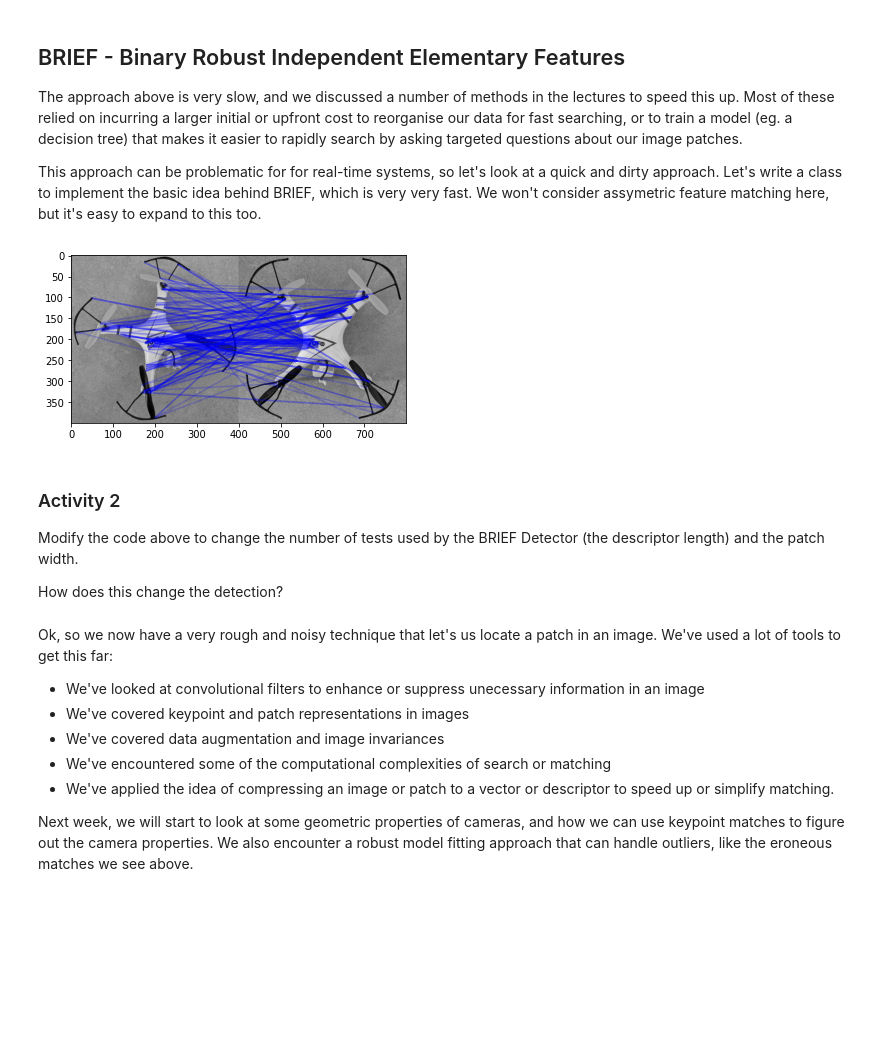
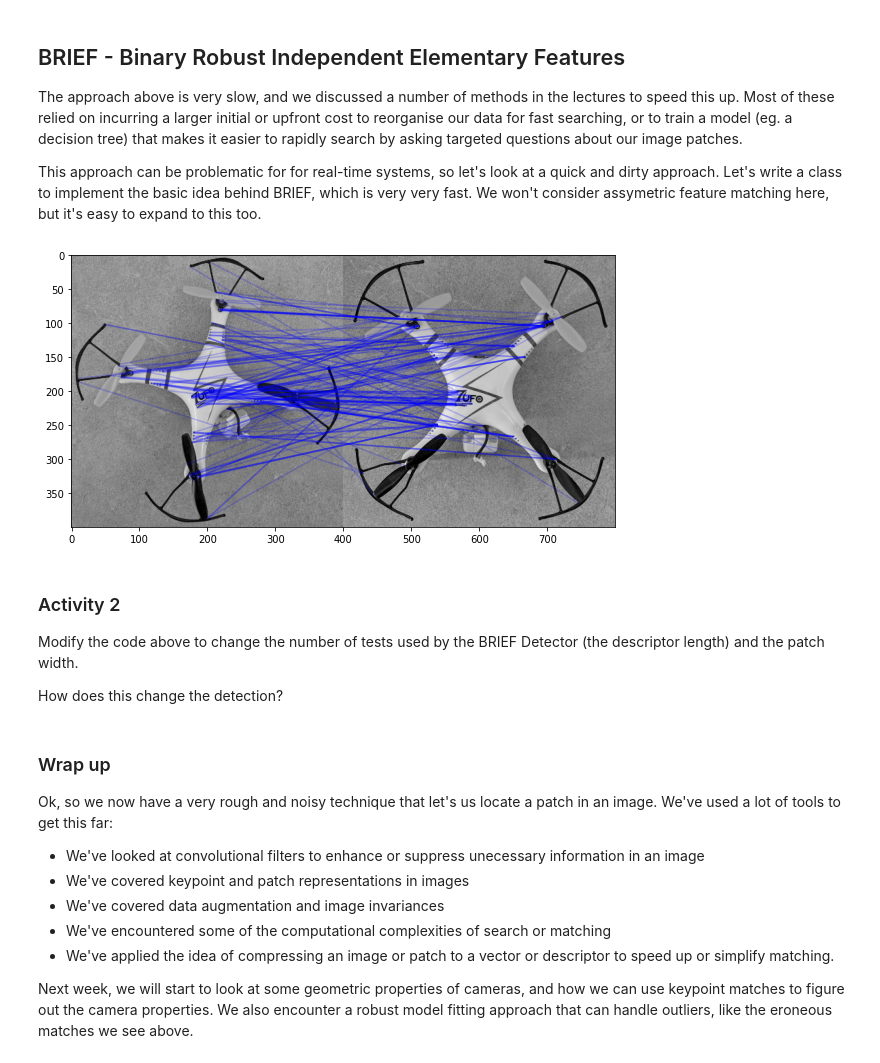
Before and after one commit to mgb45/ECE4076, a Jupyter notebook: Week 3 - Invariances and Trees.ipynb, the cells around one changed output. Cells and saved outputs as stored; diff of their text form; code cells hidden in the pictures; blank space fills up the shorter version.

```diff
--- a/Week 3 - Invariances and Trees.ipynb
+++ b/Week 3 - Invariances and Trees.ipynb
@@ -208,7 +210,7 @@ The approach above is very slow, and we discussed a number of methods in the lec
 
 This approach can be problematic for for real-time systems, so let's look at a quick and dirty approach. Let's write a class to implement the basic idea behind BRIEF, which is very very fast. We won't consider assymetric feature matching here, but it's easy to expand to this too.
 # %%
-class BriefDetector:
+class BriefDescriptor:
 
     def __init__(self,width=10,num_tests=64):
 
@@ -240,7 +242,7 @@ def FastMatching(codes_1, codes_2):
         return np.argmin(pairwise_hamming_distance,axis=-1), np.min(pairwise_hamming_distance,axis=-1) #return the location of the minimum distance
 # %%
 pw = 10
-detector = BriefDetector(width=pw*2,num_tests=64)
+detector = BriefDescriptor(width=pw*2,num_tests=64)
 
 # extract binary descriptors for each patch
 codes_im_1 = [detector.get_binary_code(get_patch(im_1,kpx_1[j],kpy_1[j],pw)) for j in range(len(kpx_1))]
@@ -250,20 +252,21 @@ match_idxs, min_distances = FastMatching(codes_im_1,codes_im_2)
 # %%
 def plot_matches(kpx_1,kpy_1,kpx_2,kpy_2,jump=100):
     plt.plot([kpy_1,kpy_2+jump],[kpx_1,kpx_2],'b',alpha=0.2)
 
+plt.figure(figsize=(15,5))
 im_both = np.hstack((im_2,im_1)) # Concatenate images
 plt.imshow(im_both,cmap='gray')
 for j in range(len(match_idxs)):
     x_2 = kpx_2[j]
     y_2 = kpy_2[j]
 
     x_1 = kpx_1[match_idxs[j]]
     y_1 = kpy_1[match_idxs[j]]
     if min_distances[j] < 0.7*min_distances.max(): # Only show matches below some distance threshold
         plot_matches(x_2,y_2,x_1,y_1,jump=im_1.shape[0])
 plt.show()
 # %% [output]
-[figure, old version]
+[figure, new version]
 # %% [markdown]
 ### Activity 2
 
@@ -271,6 +274,8 @@ Modify the code above to change the number of tests used by the BRIEF Detector (
 
 How does this change the detection?
 # %% [markdown]
+### Wrap up
+
 Ok, so we now have a very rough and noisy technique that let's us locate a patch in an image. We've used a lot of tools to get this far:
 
 - We've looked at convolutional filters to enhance or suppress unecessary information in an image
```
Also changed, not shown: parts of 2 cells of this notebook.
